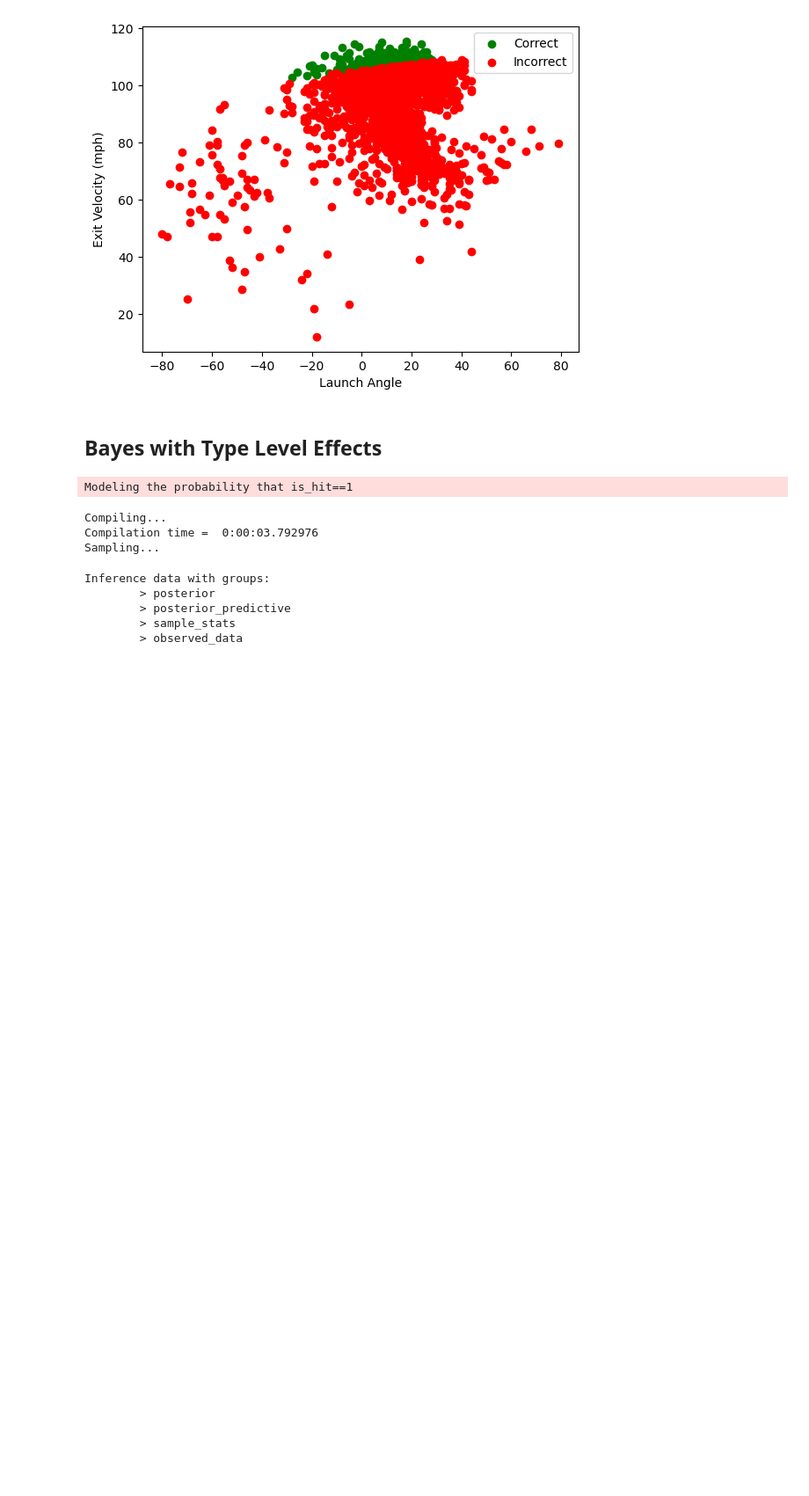
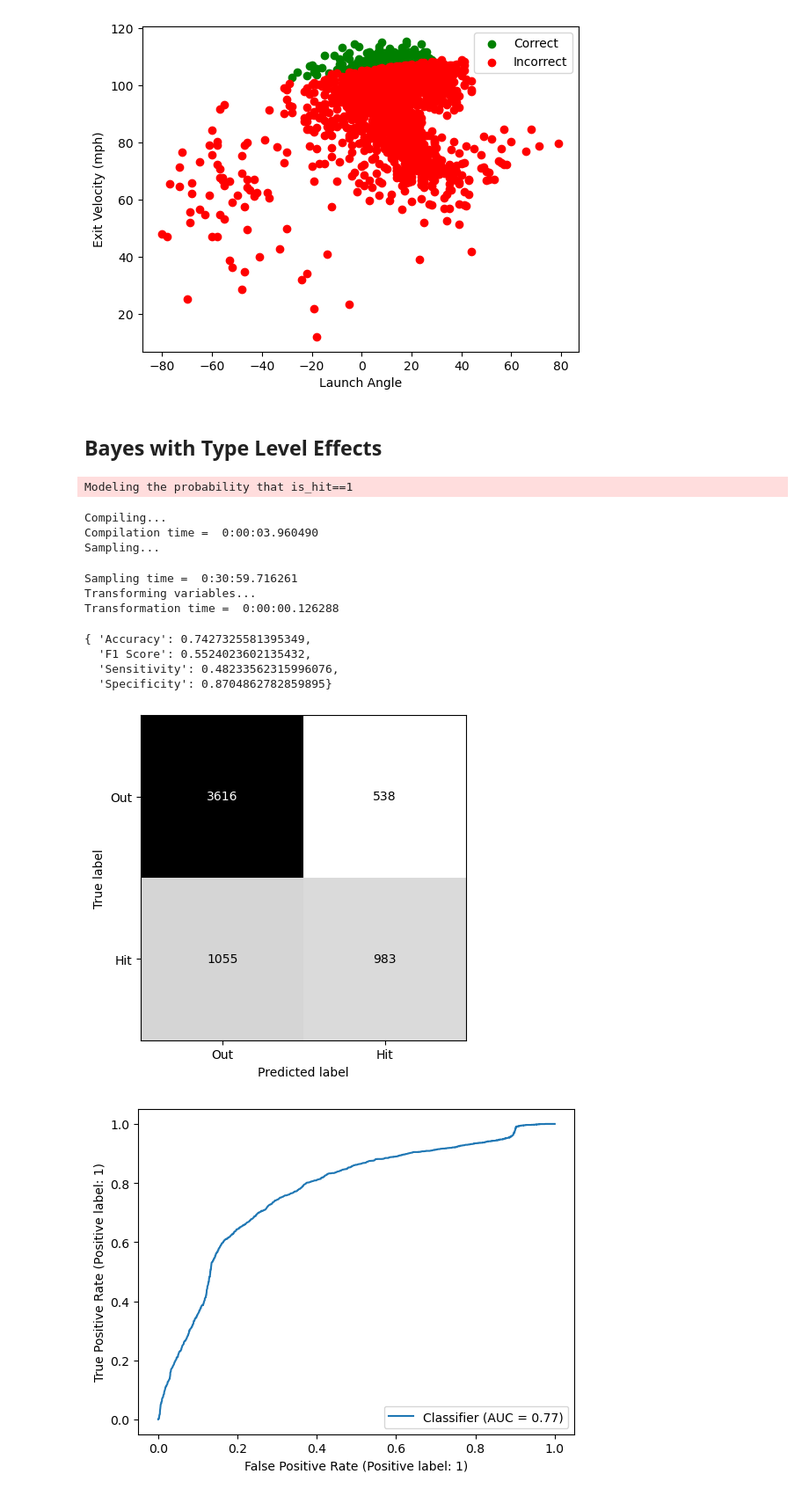
Before and after one commit to mattbbernstein/bayes-hit-probability, a Jupyter notebook: Modelling.ipynb, the cells around one changed output. Shown at 88% size. Cells and saved outputs as stored; diff of their text form; code cells hidden in the pictures; blank space fills up the shorter version.

Commit message:
Expanded EDA, added bbtype grouping error analysis

```diff
--- a/Modelling.ipynb
+++ b/Modelling.ipynb
@@ -127,25 +162,19 @@ plt.legend();
 priors_bbtype = {
     "(1|bb_type)": bmb.Prior("Normal", mu=0, sigma=10),
     "(launch_speed|bb_type)": bmb.Prior("Normal", mu=0, sigma=10),
-    "launch_angle": bmb.Prior("Normal", mu=0, sigma=10)
 }
-bayes_bb_type_model = bmb.Model("is_hit ~ launch_angle + (1|bb_type) + (launch_speed|bb_type)", data=bayes_data, priors=priors_bbtype, family="bernoulli")
+bayes_bb_type_model = bmb.Model("is_hit ~(1 + launch_speed|bb_type)", data=bayes_data, priors=priors_bbtype, family="bernoulli")
 model_filepath = os.path.join(current_folder, r"models/bayes_with_bbtype_effects.model")
 if os.path.exists(model_filepath):
     bayes_bbtype_results = az.from_netcdf(model_filepath)
 else:
-    bayes_bbtype_results = bayes_model.fit(chains=4, cores=cpu_count(), inference_method="nuts_numpyro")
-    bayes_bbtype_results = az.to_netcdf(model_filepath)
+    bayes_bbtype_results = bayes_bb_type_model.fit(chains=4, cores=cpu_count(), inference_method="nuts_numpyro")
+    az.to_netcdf(bayes_bbtype_results, model_filepath)
 # %% [output]
 Modeling the probability that is_hit==1
 Compiling...
-Compilation time =  0:00:03.792976
+Compilation time =  0:00:03.960490
 Sampling...
+Sampling time =  0:30:59.716261
+Transforming variables...
+Transformation time =  0:00:00.126288
-# %%
-bayes_results
-# %% [output]
-Inference data with groups:
-        > posterior
-        > posterior_predictive
-        > sample_stats
-        > observed_data
@@ -151,0 +183,12 @@ Inference data with groups:
+# %%
+bayes_bbtype_pred = bayes_bbtype_results.posterior["is_hit_mean"].values.mean(0).mean(0)
+ConfusionMatrixDisplay.from_predictions(y_test, np.round(bayes_bbtype_pred), display_labels=["Out", "Hit"], colorbar=False, cmap="binary");
+RocCurveDisplay.from_predictions(y_test, bayes_bbtype_pred);
+pp.pprint(cm_scores(y_test, np.round(bayes_bbtype_pred)))
+# %% [output]
+{ 'Accuracy': 0.7427325581395349,
+  'F1 Score': 0.5524023602135432,
+  'Sensitivity': 0.48233562315996076,
+  'Specificity': 0.8704862782859895}
+[figure, added]
+[figure, added]
```
Also changed, not shown: parts of 7 cells of this notebook, 1 other file.
